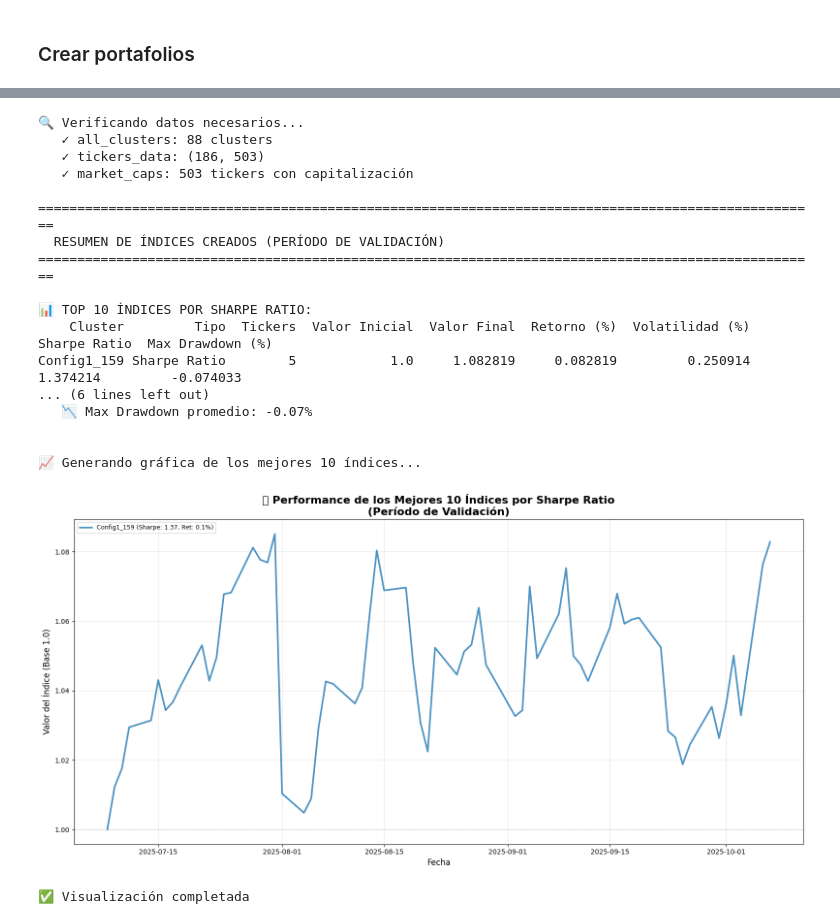
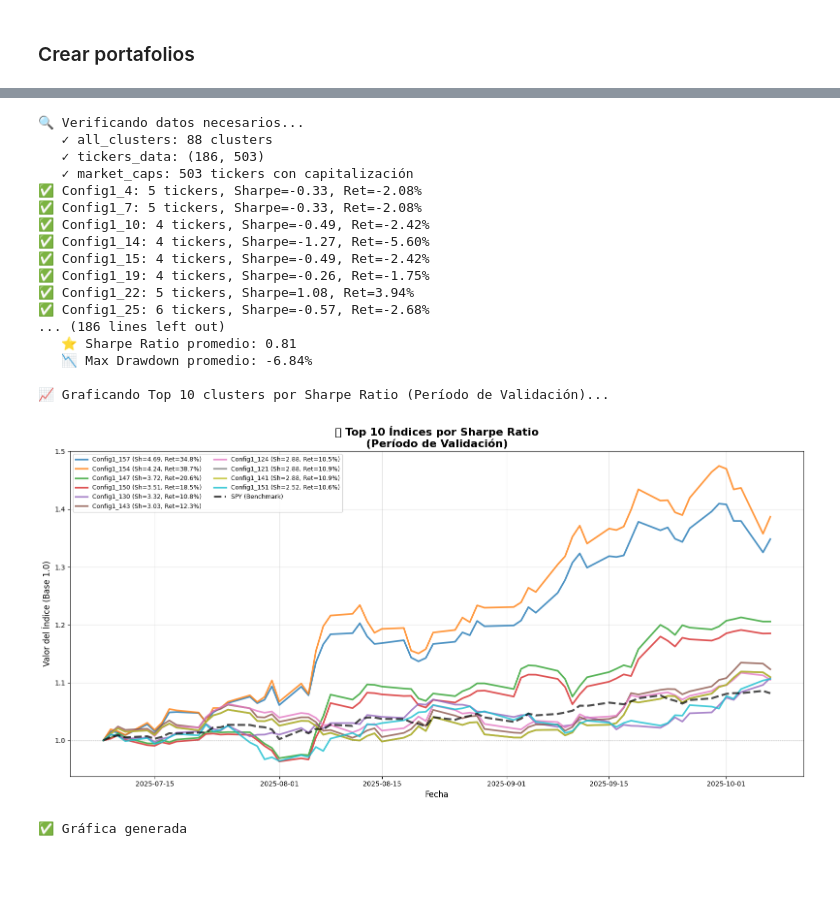
Before and after one commit to AlfDur20/Estancia_Alfredo, a Jupyter notebook: Mapper_v5.ipynb, the cells around one changed output, grey strips where cells are left out. Saved outputs shown, nothing was run; the diff lists cells and outputs as text; code cells hidden in the pictures; blank space fills up the shorter version.

Commit message:
aregglo y pruebas a otro periodo de tiempo

```diff
--- a/Mapper_v5.ipynb
+++ b/Mapper_v5.ipynb
@@ -720,80 +923,52 @@ for cluster_name, cluster_data in cluster_indices.items():
         'Tipo': cluster_data['type'],
         'Tickers': cluster_data['metrics']['num_tickers'],
         'Valor Inicial': index_series.iloc[0],  # ✅ Valor inicial
         'Valor Final': cluster_data['metrics']['valor_final'],  # ✅ Valor final
         'Retorno (%)': cluster_data['metrics']['retorno_total'],
         'Volatilidad (%)': cluster_data['metrics']['volatilidad'],
         'Sharpe Ratio': cluster_data['metrics']['sharpe_ratio'],
         'Max Drawdown (%)': cluster_data['metrics']['max_drawdown']
     })
 
 summary_df = pd.DataFrame(summary_data)
 summary_df = summary_df.sort_values('Sharpe Ratio', ascending=False)
 
 print("\n📊 TOP 10 ÍNDICES POR SHARPE RATIO:")
 print(summary_df.head(10).to_string(index=False))
 
 print("\n\n📊 ESTADÍSTICAS GENERALES:")
 print(f"   📈 Retorno promedio: {summary_df['Retorno (%)'].mean():.2f}%")
 print(f"   📊 Volatilidad promedio: {summary_df['Volatilidad (%)'].mean():.2f}%")
 print(f"   ⭐ Sharpe Ratio promedio: {summary_df['Sharpe Ratio'].mean():.2f}")
 print(f"   📉 Max Drawdown promedio: {summary_df['Max Drawdown (%)'].mean():.2f}%")
 
-# Paso 4: Visualizar los mejores 10 índices
-print("\n\n📈 Generando gráfica de los mejores 10 índices...")
-
+# Paso 4: Visualizar los mejores 10 índices usando función estandarizada
 top_10_clusters = summary_df.head(10)['Cluster'].tolist()
 
-# Crear figura con una sola gráfica
-plt.figure(figsize=(16, 8))
-
-colors = plt.cm.tab10(np.linspace(0, 1, 10))
-
-for i, cluster_name in enumerate(top_10_clusters):
-    cluster_data = cluster_indices[cluster_name]
-    index_series = cluster_data['index']
-    sharpe = cluster_data['metrics']['sharpe_ratio']
-    retorno = cluster_data['metrics']['retorno_total']
-
-    plt.plot(index_series,
-            label=f"{cluster_name} (Sharpe: {sharpe:.2f}, Ret: {retorno:.1f}%)",
-            linewidth=2.5, alpha=0.8, color=colors[i])
-
-# Agregar benchmark SPY si está disponible
-if 'SPY' in validation_data.columns:
-    spy_series = validation_data['SPY'].dropna()
-    spy_normalized = spy_series / spy_series.iloc[0]
-    plt.plot(spy_normalized, linewidth=3, linestyle='--',
-            color='black', alpha=0.7, label='SPY (Benchmark)')
-
-plt.axhline(y=1.0, color='gray', linestyle=':', linewidth=1, alpha=0.5)
-plt.title('📊 Performance de los Mejores 10 Índices por Sharpe Ratio\n(Período de Validación)',
-         fontsize=16, fontweight='bold')
-plt.xlabel('Fecha', fontsize=12)
-plt.ylabel('Valor del Índice (Base 1.0)', fontsize=12)
-plt.legend(fontsize=9, loc='upper left', ncol=2)
-plt.grid(True, alpha=0.3)
-plt.tight_layout()
-plt.show()
-
-print("\n✅ Visualización completada")
+plot_top_clusters_same_period(
+    cluster_indices_dict=cluster_indices,
+    top_clusters_list=top_10_clusters,
+    data_for_spy=SPY_validation,
+    period_name="Validación",
+    ranking_metric="Sharpe Ratio"
+)
 # %% [output]
 🔍 Verificando datos necesarios...
    ✓ all_clusters: 88 clusters
    ✓ tickers_data: (186, 503)
    ✓ market_caps: 503 tickers con capitalización
+✅ Config1_4: 5 tickers, Sharpe=-0.33, Ret=-2.08%
+✅ Config1_7: 5 tickers, Sharpe=-0.33, Ret=-2.08%
+✅ Config1_10: 4 tickers, Sharpe=-0.49, Ret=-2.42%
+✅ Config1_14: 4 tickers, Sharpe=-1.27, Ret=-5.60%
+✅ Config1_15: 4 tickers, Sharpe=-0.49, Ret=-2.42%
+✅ Config1_19: 4 tickers, Sharpe=-0.26, Ret=-1.75%
+✅ Config1_22: 5 tickers, Sharpe=1.08, Ret=3.94%
+✅ Config1_25: 6 tickers, Sharpe=-0.57, Ret=-2.68%
+... (186 lines left out)
+   ⭐ Sharpe Ratio promedio: 0.81
+   📉 Max Drawdown promedio: -6.84%
 
-====================================================================================================
-  RESUMEN DE ÍNDICES CREADOS (PERÍODO DE VALIDACIÓN)
-====================================================================================================
-
-📊 TOP 10 ÍNDICES POR SHARPE RATIO:
-    Cluster         Tipo  Tickers  Valor Inicial  Valor Final  Retorno (%)  Volatilidad (%)  Sharpe Ratio  Max Drawdown (%)
-Config1_159 Sharpe Ratio        5            1.0     1.082819     0.082819         0.250914      1.374214         -0.074033
-... (6 lines left out)
-   📉 Max Drawdown promedio: -0.07%
-
-
-📈 Generando gráfica de los mejores 10 índices...
+📈 Graficando Top 10 clusters por Sharpe Ratio (Período de Validación)...
-[figure, old version]
+[figure, new version]
-✅ Visualización completada
+✅ Gráfica generada
```
Also changed, not shown: parts of 19 cells of this notebook, 1 other file.
